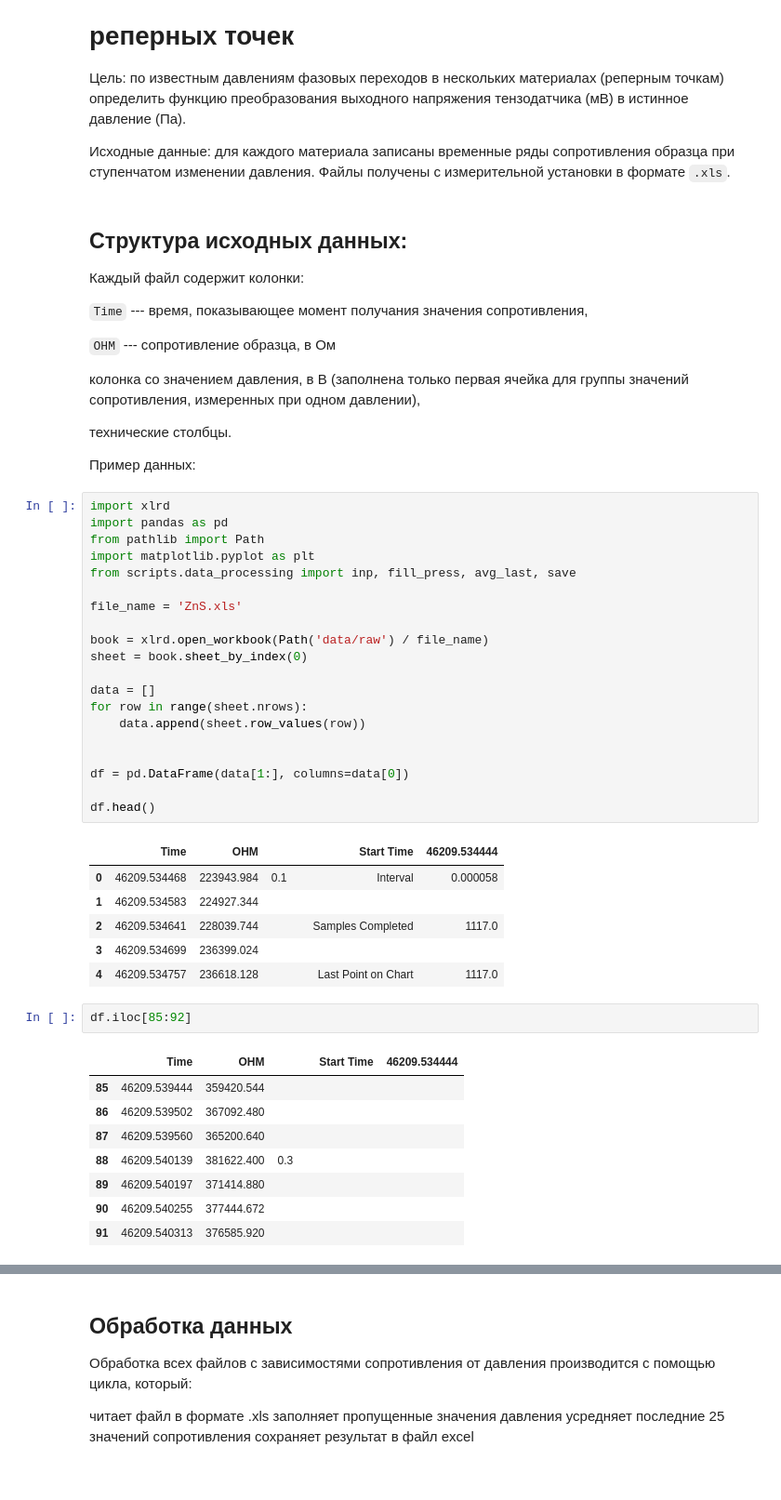
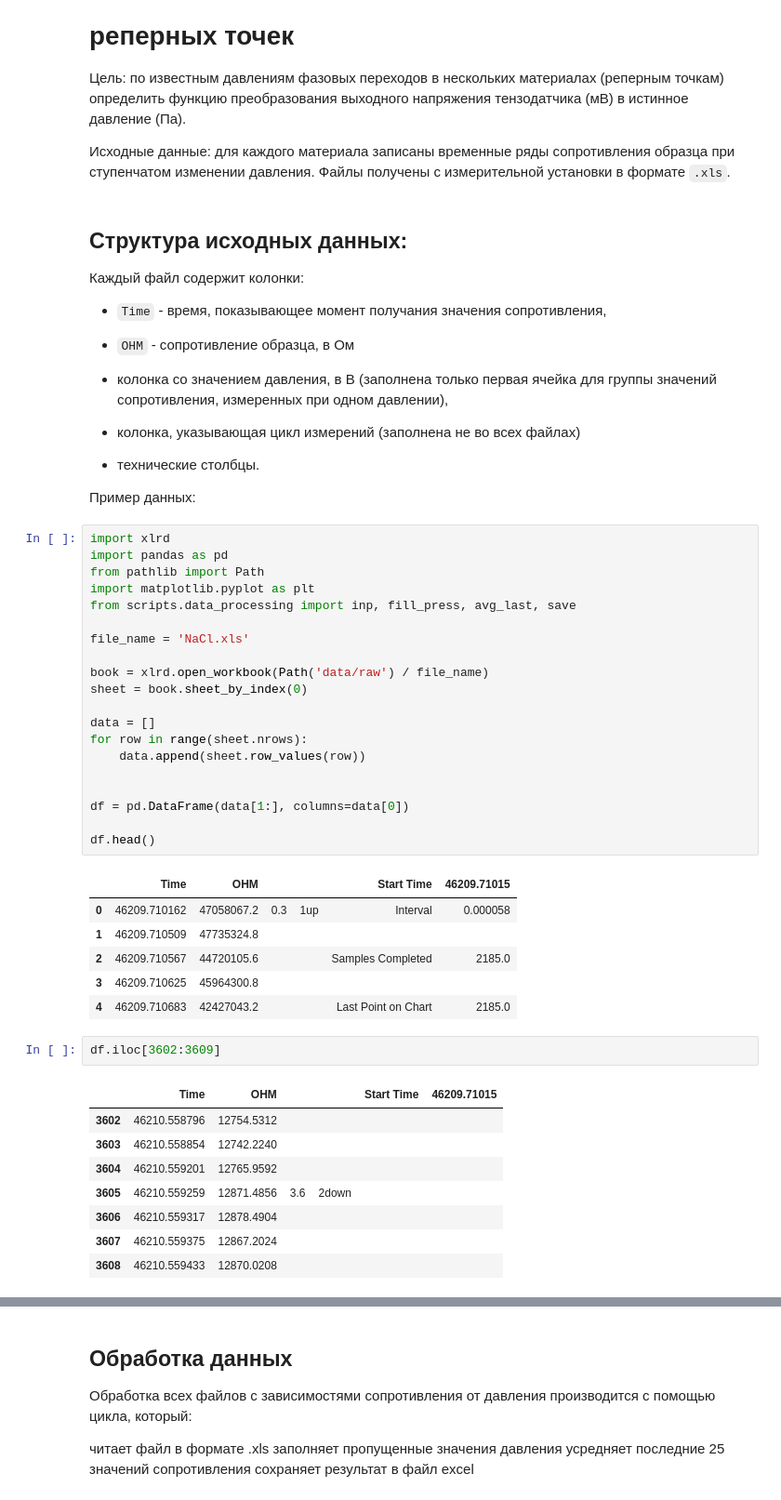
Before and after one commit to anna-am/pressure-calibration, a Jupyter notebook: pressure_calibration.ipynb, the cells around one changed output, grey strips where cells are left out. Shown at 93% size. Drawn from its saved outputs; the diff is of its cells as text.

```diff
--- a/pressure_calibration.ipynb
+++ b/pressure_calibration.ipynb
@@ -11,13 +11,15 @@
 
 Каждый файл содержит колонки:
 
-`Time` --- время, показывающее момент получания значения сопротивления,
+* `Time` - время, показывающее момент получания значения сопротивления,
 
-`OHM` --- сопротивление образца, в Ом
+* `OHM` - сопротивление образца, в Ом
 
-колонка со значением давления, в В (заполнена только первая ячейка для группы значений сопротивления, измеренных при одном давлении),
+* колонка со значением давления, в В (заполнена только первая ячейка для группы значений сопротивления, измеренных при одном давлении),
 
-технические столбцы.
+* колонка, указывающая цикл измерений (заполнена не во всех файлах)
+
+* технические столбцы.
 
 Пример данных:
 # %%
@@ -27,7 +29,7 @@ from pathlib import Path
 import matplotlib.pyplot as plt
 from scripts.data_processing import inp, fill_press, avg_last, save
 
-file_name = 'ZnS.xls'
+file_name = 'NaCl.xls'
 
 book = xlrd.open_workbook(Path('data/raw') / file_name)
 sheet = book.sheet_by_index(0)
@@ -41,21 +43,21 @@ df = pd.DataFrame(data[1:], columns=data[0])
 
 df.head()
 # %% [output]
-|  | Time | OHM |  |  | Start Time | 46209.534444 |
-| 0 | 46209.534468 | 223943.984 | 0.1 |  | Interval | 0.000058 |
-| 1 | 46209.534583 | 224927.344 |  |  |  |  |
-| 2 | 46209.534641 | 228039.744 |  |  | Samples Completed | 1117.0 |
-| 3 | 46209.534699 | 236399.024 |  |  |  |  |
-| 4 | 46209.534757 | 236618.128 |  |  | Last Point on Chart | 1117.0 |
+|  | Time | OHM |  |  | Start Time | 46209.71015 |
+| 0 | 46209.710162 | 47058067.2 | 0.3 | 1up | Interval | 0.000058 |
+| 1 | 46209.710509 | 47735324.8 |  |  |  |  |
+| 2 | 46209.710567 | 44720105.6 |  |  | Samples Completed | 2185.0 |
+| 3 | 46209.710625 | 45964300.8 |  |  |  |  |
+| 4 | 46209.710683 | 42427043.2 |  |  | Last Point on Chart | 2185.0 |
 # %%
-df.iloc[85:92]
+df.iloc[3602:3609]
 # %% [output]
-|  | Time | OHM |  |  | Start Time | 46209.534444 |
-| 85 | 46209.539444 | 359420.544 |  |  |  |  |
-| 86 | 46209.539502 | 367092.480 |  |  |  |  |
-| 87 | 46209.539560 | 365200.640 |  |  |  |  |
-| 88 | 46209.540139 | 381622.400 | 0.3 |  |  |  |
-| 89 | 46209.540197 | 371414.880 |  |  |  |  |
-| 90 | 46209.540255 | 377444.672 |  |  |  |  |
-| 91 | 46209.540313 | 376585.920 |  |  |  |  |
+|  | Time | OHM |  |  | Start Time | 46209.71015 |
+| 3602 | 46210.558796 | 12754.5312 |  |  |  |  |
+| 3603 | 46210.558854 | 12742.2240 |  |  |  |  |
+| 3604 | 46210.559201 | 12765.9592 |  |  |  |  |
+| 3605 | 46210.559259 | 12871.4856 | 3.6 | 2down |  |  |
+| 3606 | 46210.559317 | 12878.4904 |  |  |  |  |
+| 3607 | 46210.559375 | 12867.2024 |  |  |  |  |
+| 3608 | 46210.559433 | 12870.0208 |  |  |  |  |
 # %% [markdown]
```
Also changed, not shown: parts of 10 cells of this notebook, 1 other file.
